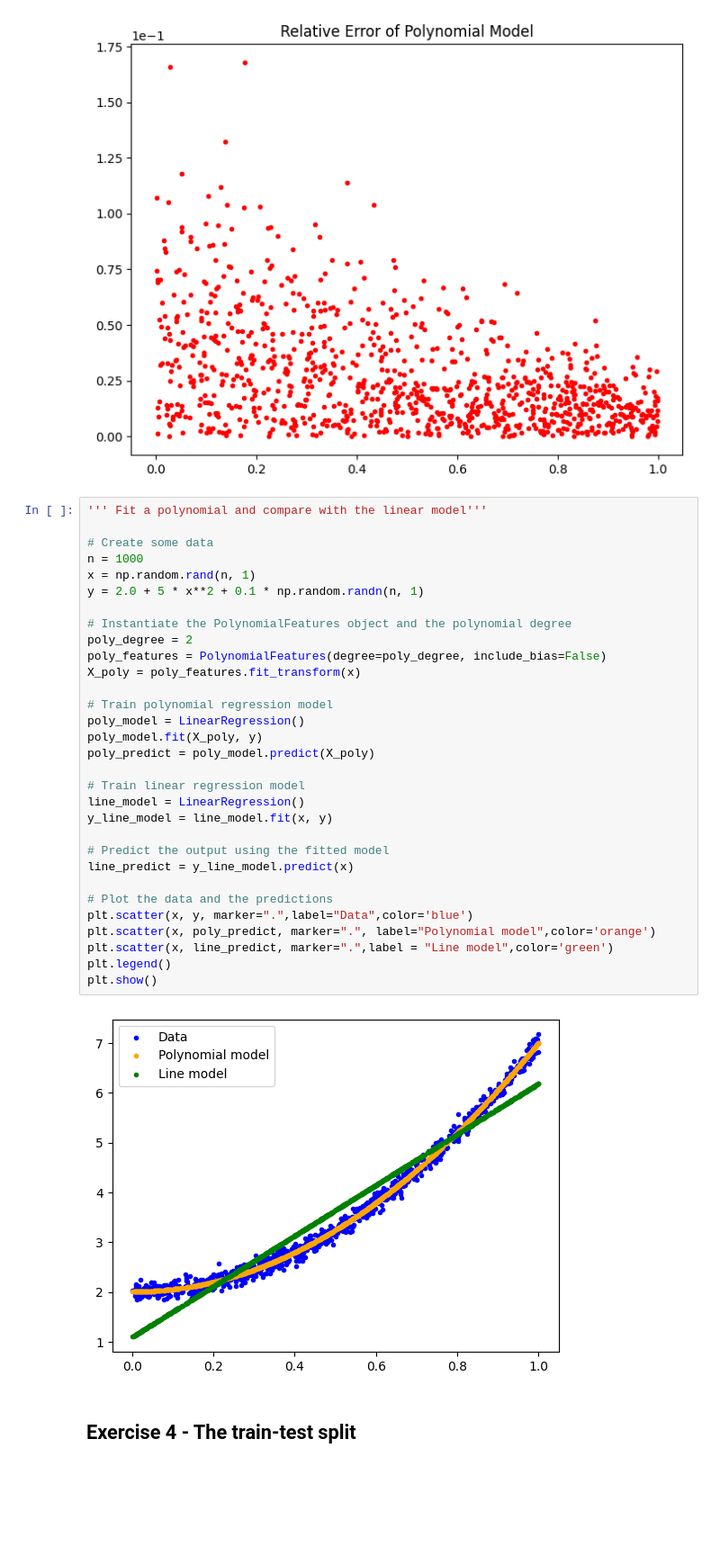
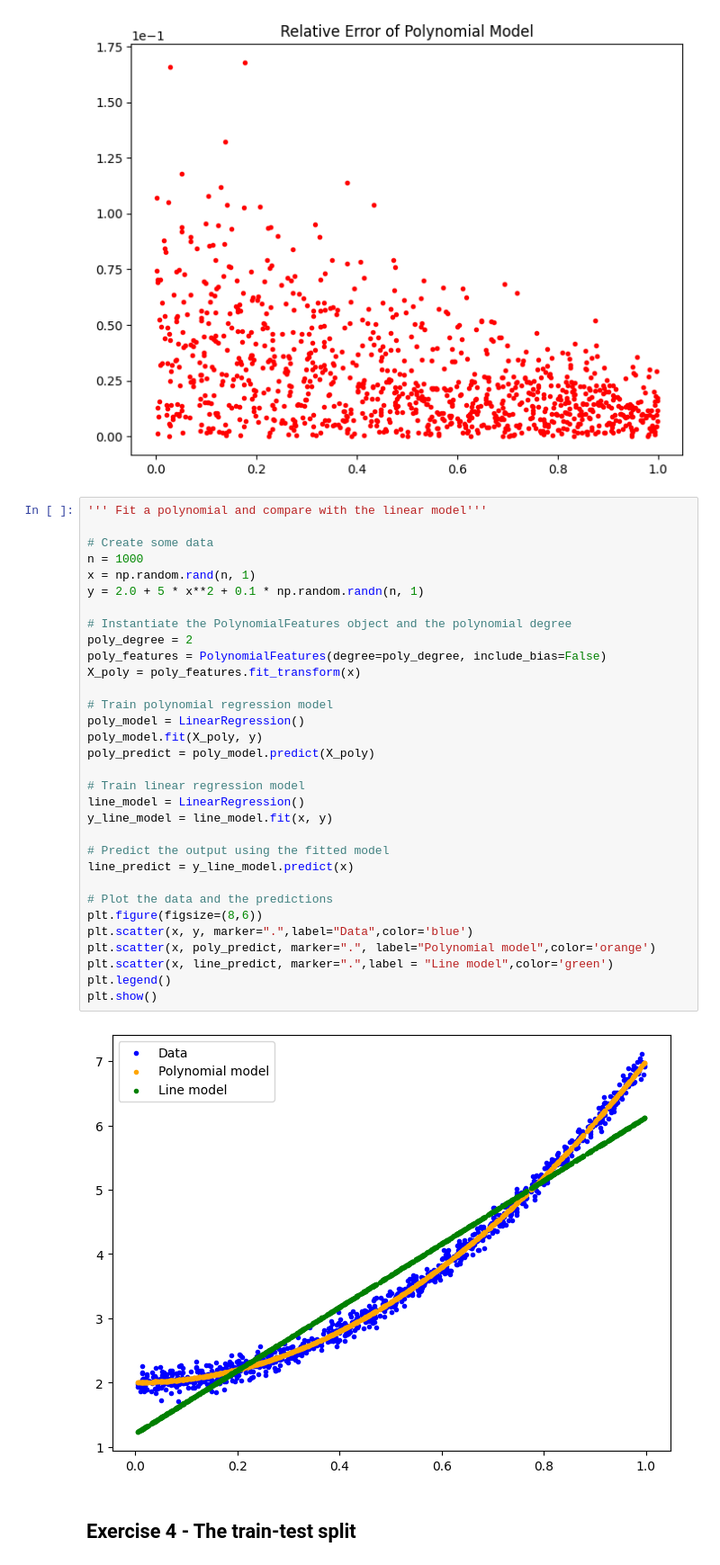
Before and after one commit to Luisrj14/FYS-STK4155-Weekly-exercises, a Jupyter notebook: exercisesweek34.ipynb, the cells around one changed output. Shown at 90% size. Saved outputs shown, nothing was run; the diff lists cells and outputs as text; blank space fills up the shorter version.

```diff
--- a/exercisesweek34.ipynb
+++ b/exercisesweek34.ipynb
@@ -261,34 +261,35 @@ Polynomial MSE: 0.0103
 
 # Create some data
 n = 1000
 x = np.random.rand(n, 1)
 y = 2.0 + 5 * x**2 + 0.1 * np.random.randn(n, 1)
 
 # Instantiate the PolynomialFeatures object and the polynomial degree
 poly_degree = 2
 poly_features = PolynomialFeatures(degree=poly_degree, include_bias=False)
 X_poly = poly_features.fit_transform(x)
 
 # Train polynomial regression model
 poly_model = LinearRegression()
 poly_model.fit(X_poly, y)
 poly_predict = poly_model.predict(X_poly)
 
 # Train linear regression model
 line_model = LinearRegression()
 y_line_model = line_model.fit(x, y)
 
 # Predict the output using the fitted model
 line_predict = y_line_model.predict(x)
 
 # Plot the data and the predictions
+plt.figure(figsize=(8,6))
 plt.scatter(x, y, marker=".",label="Data",color='blue')
 plt.scatter(x, poly_predict, marker=".", label="Polynomial model",color='orange')
 plt.scatter(x, line_predict, marker=".",label = "Line model",color='green')
 plt.legend()
 plt.show()
 # %% [output]
-[figure, old version]
+[figure, new version]
 # %% [markdown]
 ## Exercise 4 - The train-test split
 # %% [markdown]
```
Also changed, not shown: parts of 2 cells of this notebook.
